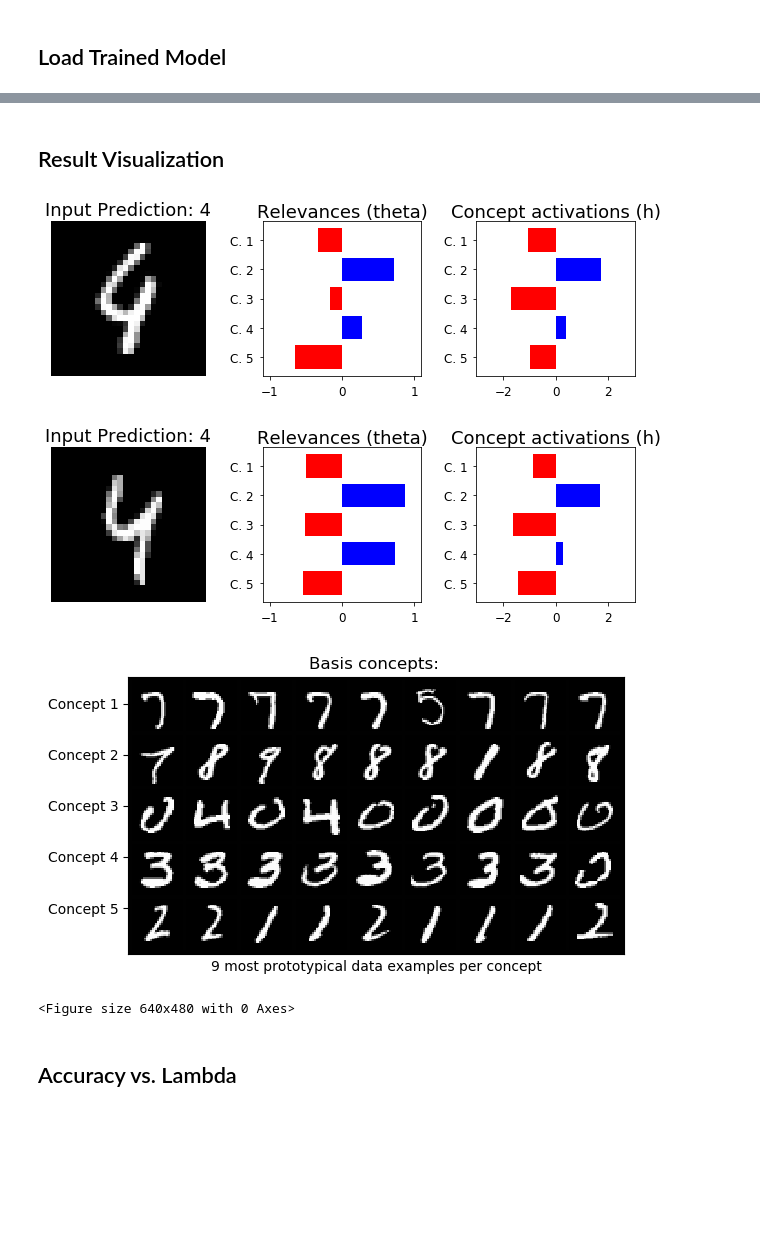
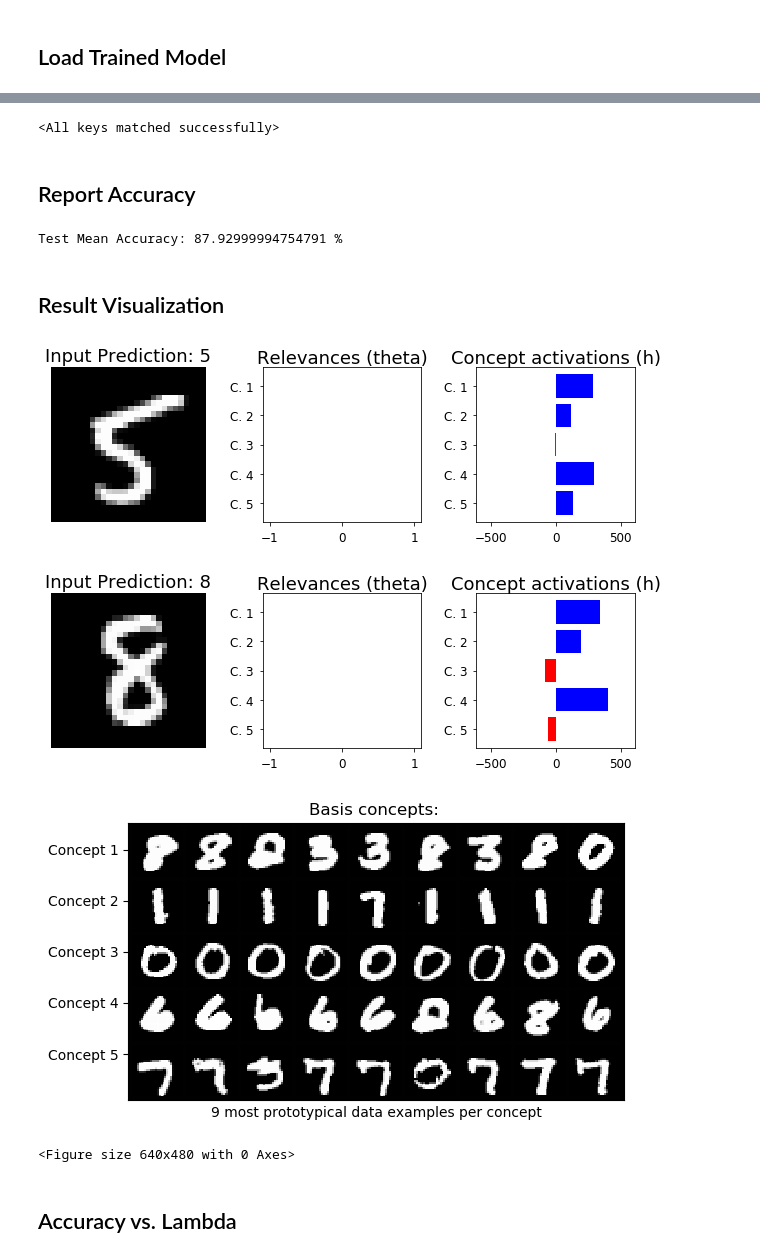
Before and after one commit to AmanDaVinci/SENN, a Jupyter notebook: report_chris.ipynb, the cells around one changed output, grey strips where cells are left out. Drawn from its saved outputs; the diff is of its cells as text; code cells hidden in the pictures; blank space fills up the shorter version.

Commit message:
Add to the report notebook

```diff
--- a/report_chris.ipynb
+++ b/report_chris.ipynb
@@ -82,13 +75,27 @@ Test Mean Accuracy: 0.989 %
+# %%
+mnist_checkpoint = load_checkpoint(mnist_config)
+
+mnist_SENN.load_state_dict(mnist_checkpoint['model_state'])
+# %% [output]
+<All keys matched successfully>
+# %% [markdown]
+## Report Accuracy
+# %%
+accuracy(mnist_SENN, mnist_test_dl, mnist_config)
+# %% [output]
+Test Mean Accuracy: 87.92999994754791 %
 # %% [markdown]
 ## Result Visualization
-# %%
-show_explainations(model, test_dl, 'mnist')
-show_concepts(model, test_dl, 'activation')
-# %% [output]
-[figure, removed]
-[figure, removed]
-[figure, removed]
-<Figure size 640x480 with 0 Axes>
+# %%
+show_explainations(mnist_SENN, mnist_test_dl, 'mnist')
+# %% [output]
+[figure, added]
+[figure, added]
+# %%
+show_concepts(mnist_SENN, mnist_test_dl, 'activation')
+# %% [output]
+[figure, added]
+<Figure size 640x480 with 0 Axes>
 # %% [markdown]
 ## Accuracy vs. Lambda
 # %%
```
Also changed, not shown: parts of 46 cells of this notebook, 5 other files.
